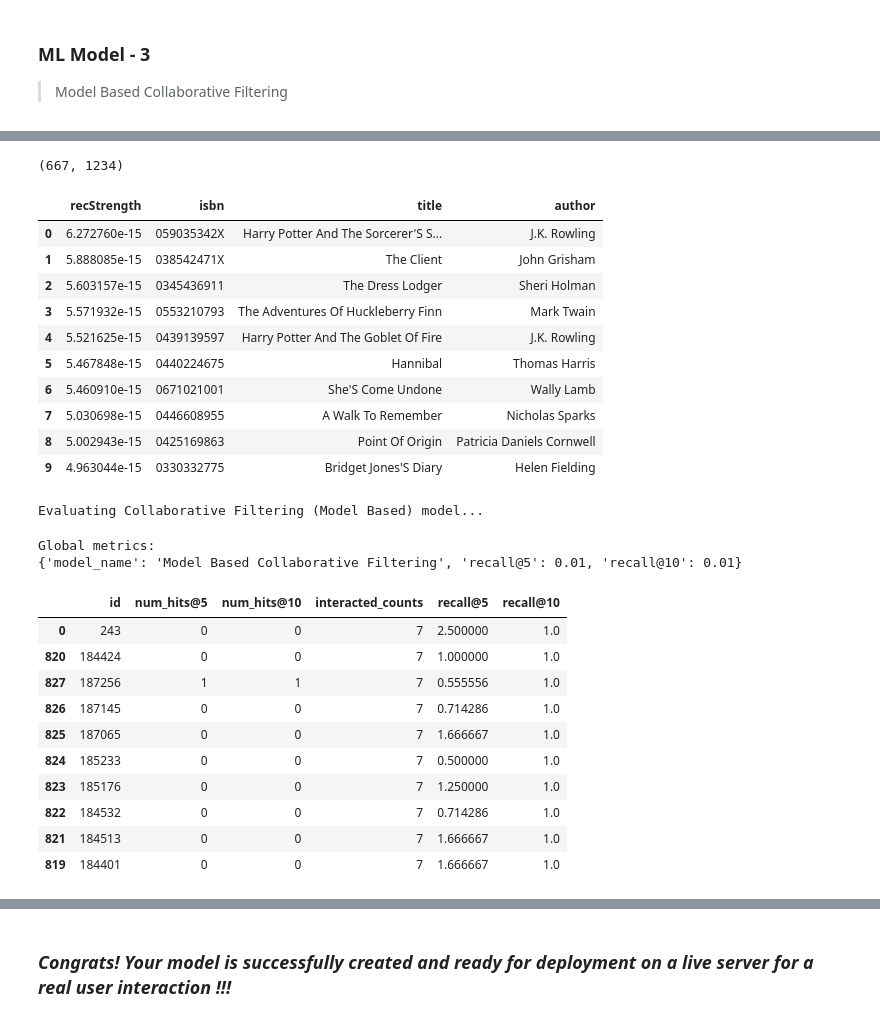
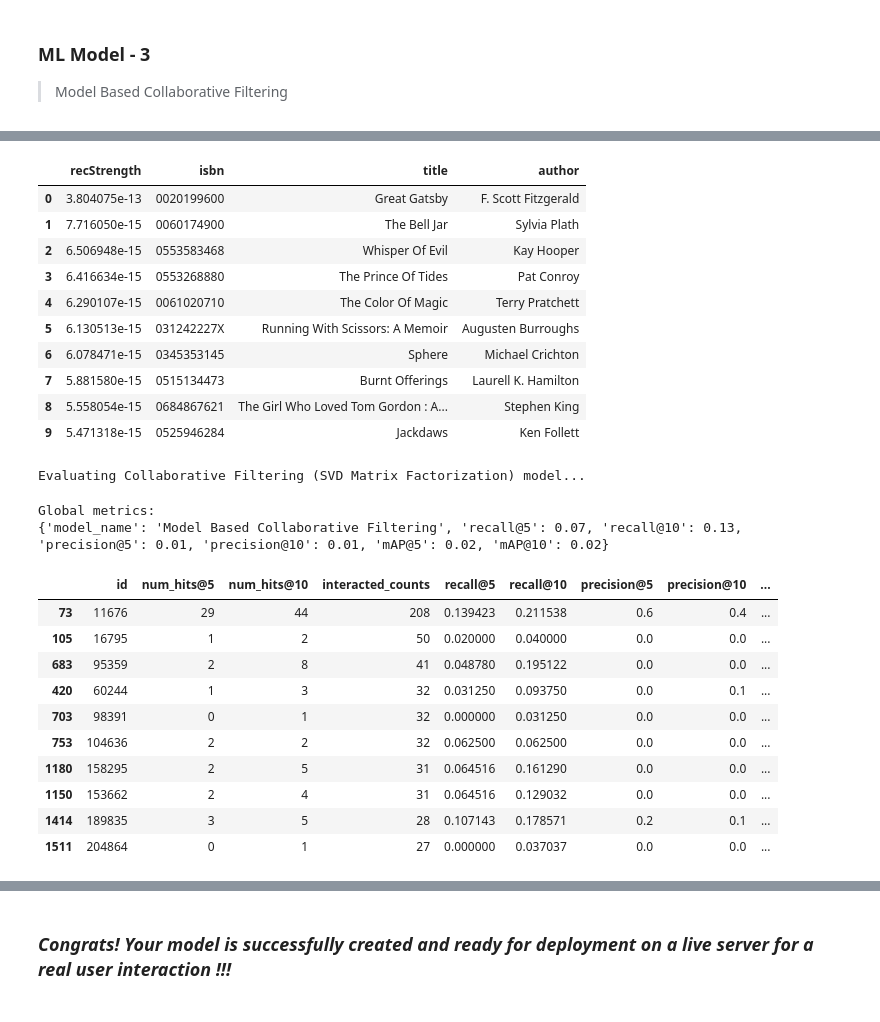
Before and after one commit to bisht-deepak/Capstone-Project-Recommendation-System, a Jupyter notebook: unsupervised-learning-book-recommendation-system.ipynb, the cells around one changed output, grey strips where cells are left out. Drawn from its saved outputs; the diff is of its cells as text; code cells hidden in the pictures.

Commit message:
Kaggle Notebook | Unsupervised Learning- Book Recommendation System | Version 11

```diff
--- a/unsupervised-learning-book-recommendation-system.ipynb
+++ b/unsupervised-learning-book-recommendation-system.ipynb
@@ -1461,9 +1437,9 @@ id_isbn_df= (
     .query("id in @active_users")
     [["id", "isbn", "rating"]]
     .reset_index(drop= True)
-    .assign(
-        rating= lambda x: np.log(x["rating"])
-    )
+#     .assign(
+#         rating= lambda x: np.log(x["rating"])
+#     )
 )
 id_isbn_df.head()
 # %% [output]
@@ -2131,7 +2346,3 @@ modelbased_preds_df.head()
-# %%
-modelbased_preds_df.shape
-# %% [output]
-(667, 1234)
 # %%
 class ModelBased_CFRecommender:
     """
@@ -2164,8 +2375,8 @@ class ModelBased_CFRecommender:
 
     model_name= "Model Based Collaborative Filtering"
 
-    def __init__(self, train_books_df= train_id_isbn_df,
-                 cf_predictions_df= modelbased_preds_df, books_df= None):
+    def __init__(self, cf_predictions_df= modelbased_preds_df,
+                 train_books_df= train_id_isbn_df, books_df= None):
         """
         Initializes the ModelBased_CFRecommender object.
 
@@ -2234,39 +2445,39 @@ class ModelBased_CFRecommender:
 
         return recommendations_df
 # %%
-x= ModelBased_CFRecommender(books_df= tweaked_books_df)
-x.recommend_books(206305, topn= 10, verbose= True)
+modelbased_cf_model= ModelBased_CFRecommender(books_df= tweaked_books_df)
+modelbased_cf_model.recommend_books(243, topn= 10, verbose= True)
 # %% [output]
 |  | recStrength | isbn | title | author |
-| 0 | 6.272760e-15 | 059035342X | Harry Potter And The Sorcerer'S S... | J.K. Rowling |
-| 1 | 5.888085e-15 | 038542471X | The Client | John Grisham |
-| 2 | 5.603157e-15 | 0345436911 | The Dress Lodger | Sheri Holman |
-| 3 | 5.571932e-15 | 0553210793 | The Adventures Of Huckleberry Finn | Mark Twain |
-| 4 | 5.521625e-15 | 0439139597 | Harry Potter And The Goblet Of Fire | J.K. Rowling |
-| 5 | 5.467848e-15 | 0440224675 | Hannibal | Thomas Harris |
-| 6 | 5.460910e-15 | 0671021001 | She'S Come Undone | Wally Lamb |
-| 7 | 5.030698e-15 | 0446608955 | A Walk To Remember | Nicholas Sparks |
-| 8 | 5.002943e-15 | 0425169863 | Point Of Origin | Patricia Daniels Cornwell |
-| 9 | 4.963044e-15 | 0330332775 | Bridget Jones'S Diary | Helen Fielding |
+| 0 | 3.804075e-13 | 0020199600 | Great Gatsby | F. Scott Fitzgerald |
+| 1 | 7.716050e-15 | 0060174900 | The Bell Jar | Sylvia Plath |
+| 2 | 6.506948e-15 | 0553583468 | Whisper Of Evil | Kay Hooper |
+| 3 | 6.416634e-15 | 0553268880 | The Prince Of Tides | Pat Conroy |
+| 4 | 6.290107e-15 | 0061020710 | The Color Of Magic | Terry Pratchett |
+| 5 | 6.130513e-15 | 031242227X | Running With Scissors: A Memoir | Augusten Burroughs |
+| 6 | 6.078471e-15 | 0345353145 | Sphere | Michael Crichton |
+| 7 | 5.881580e-15 | 0515134473 | Burnt Offerings | Laurell K. Hamilton |
+| 8 | 5.558054e-15 | 0684867621 | The Girl Who Loved Tom Gordon : A... | Stephen King |
+| 9 | 5.471318e-15 | 0525946284 | Jackdaws | Ken Follett |
 # %%
 model_evaluator= ModelEvaluator(ModelBased_CFRecommender, modelbased_preds_df, preset= True)
-print('Evaluating Collaborative Filtering (Model Based) model...')
+print('Evaluating Collaborative Filtering (SVD Matrix Factorization) model...')
 cf_detailed_results_df, cf_global_metrics = model_evaluator.evaluate_model()
 
 print('\nGlobal metrics:\n%s' % cf_global_metrics)
 cf_detailed_results_df.head(10)
 # %% [output]
-Evaluating Collaborative Filtering (Model Based) model...
+Evaluating Collaborative Filtering (SVD Matrix Factorization) model...
 Global metrics:
-{'model_name': 'Model Based Collaborative Filtering', 'recall@5': 0.01, 'recall@10': 0.01}
+{'model_name': 'Model Based Collaborative Filtering', 'recall@5': 0.07, 'recall@10': 0.13, 'precision@5': 0.01, 'precision@10': 0.01, 'mAP@5': 0.02, 'mAP@10': 0.02}
-|  | id | num_hits@5 | num_hits@10 | interacted_counts | recall@5 | recall@10 |
-| 0 | 243 | 0 | 0 | 7 | 2.500000 | 1.0 |
-| 820 | 184424 | 0 | 0 | 7 | 1.000000 | 1.0 |
-| 827 | 187256 | 1 | 1 | 7 | 0.555556 | 1.0 |
-| 826 | 187145 | 0 | 0 | 7 | 0.714286 | 1.0 |
-| 825 | 187065 | 0 | 0 | 7 | 1.666667 | 1.0 |
-| 824 | 185233 | 0 | 0 | 7 | 0.500000 | 1.0 |
-| 823 | 185176 | 0 | 0 | 7 | 1.250000 | 1.0 |
-| 822 | 184532 | 0 | 0 | 7 | 0.714286 | 1.0 |
-| 821 | 184513 | 0 | 0 | 7 | 1.666667 | 1.0 |
-| 819 | 184401 | 0 | 0 | 7 | 1.666667 | 1.0 |
+|  | id | num_hits@5 | num_hits@10 | interacted_counts | recall@5 | recall@10 | precision@5 | precision@10 | ... |
+| 73 | 11676 | 29 | 44 | 208 | 0.139423 | 0.211538 | 0.6 | 0.4 | ... |
+| 105 | 16795 | 1 | 2 | 50 | 0.020000 | 0.040000 | 0.0 | 0.0 | ... |
+| 683 | 95359 | 2 | 8 | 41 | 0.048780 | 0.195122 | 0.0 | 0.0 | ... |
+| 420 | 60244 | 1 | 3 | 32 | 0.031250 | 0.093750 | 0.0 | 0.1 | ... |
+| 703 | 98391 | 0 | 1 | 32 | 0.000000 | 0.031250 | 0.0 | 0.0 | ... |
+| 753 | 104636 | 2 | 2 | 32 | 0.062500 | 0.062500 | 0.0 | 0.0 | ... |
+| 1180 | 158295 | 2 | 5 | 31 | 0.064516 | 0.161290 | 0.0 | 0.0 | ... |
+| 1150 | 153662 | 2 | 4 | 31 | 0.064516 | 0.129032 | 0.0 | 0.0 | ... |
+| 1414 | 189835 | 3 | 5 | 28 | 0.107143 | 0.178571 | 0.2 | 0.1 | ... |
+| 1511 | 204864 | 0 | 1 | 27 | 0.000000 | 0.037037 | 0.0 | 0.0 | ... |
```
Also changed, not shown: parts of 29 cells of this notebook.
